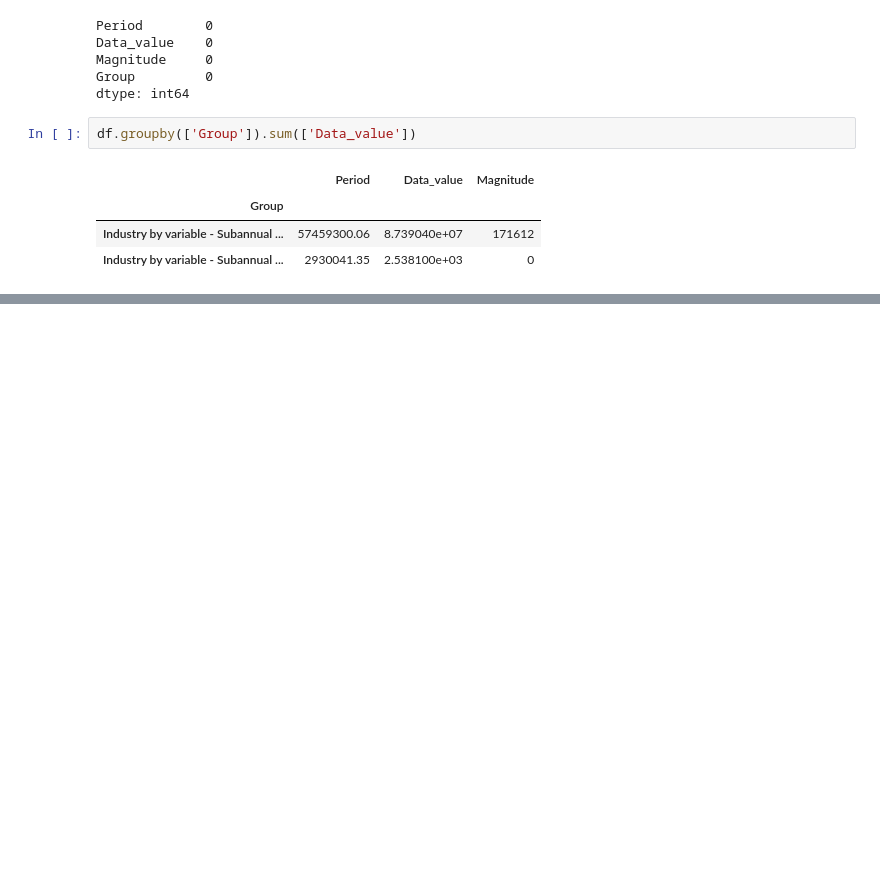
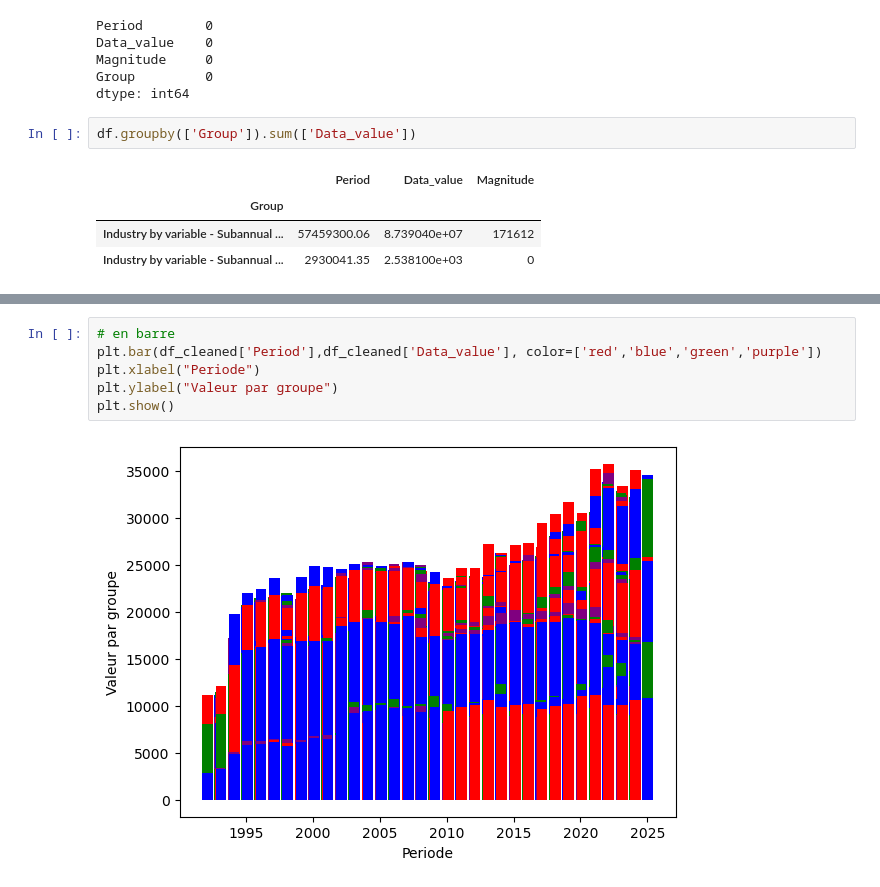
Before and after one commit to Ezekiat/formation, a Jupyter notebook: Untitled Folder/formation.ipynb, the cells around one changed output, grey strips where cells are left out. Saved outputs shown, nothing was run; the diff lists cells and outputs as text; blank space fills up the shorter version.

```diff
--- a/Untitled Folder/formation.ipynb
+++ b/Untitled Folder/formation.ipynb
@@ -96,0 +215,8 @@ df.groupby(['Group']).sum(['Data_value'])
+# %%
+# en barre
+plt.bar(df_cleaned['Period'],df_cleaned['Data_value'], color=['red','blue','green','purple'])
+plt.xlabel("Periode")
+plt.ylabel("Valeur par groupe")
+plt.show()
+# %% [output]
+[figure, added]
```
Also changed, not shown: parts of 25 cells of this notebook.
